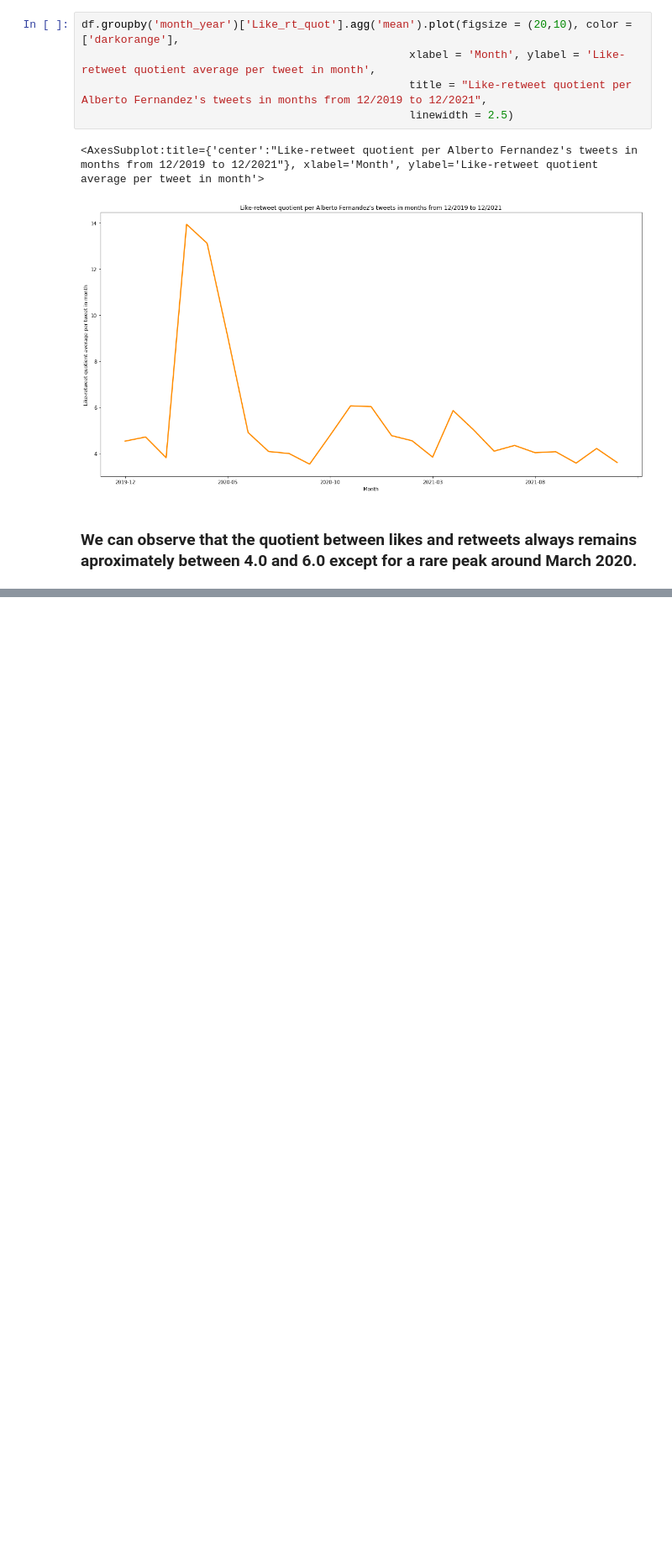
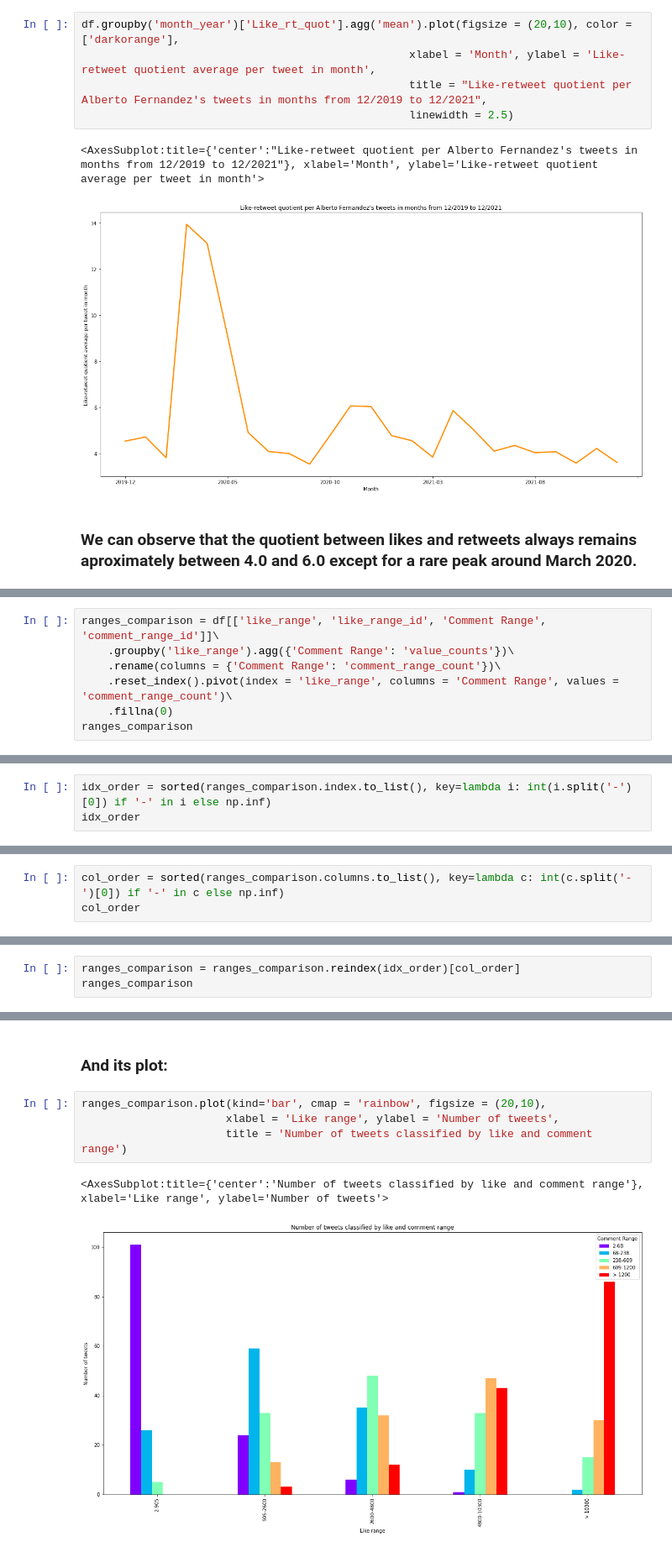
Before and after one commit to joaquinfontela/DataScience-Learning, a Jupyter notebook: AF Tweets/AF tweets analysis.ipynb, the cells around one changed output, grey strips where cells are left out. Shown at 84% size. Cells and saved outputs as stored; diff of their text form; blank space fills up the shorter version.

Commit message:
new complex graphic

```diff
--- a/AF Tweets/AF tweets analysis.ipynb
+++ b/AF Tweets/AF tweets analysis.ipynb
@@ -267,0 +336,7 @@ df.groupby('month_year')['Like_rt_quot'].agg('mean').plot(figsize = (20,10), col
+# %%
+ranges_comparison = df[['like_range', 'like_range_id', 'Comment Range', 'comment_range_id']]\
+    .groupby('like_range').agg({'Comment Range': 'value_counts'})\
+    .rename(columns = {'Comment Range': 'comment_range_count'})\
+    .reset_index().pivot(index = 'like_range', columns = 'Comment Range', values = 'comment_range_count')\
+    .fillna(0)
+ranges_comparison
@@ -267,0 +353,3 @@ df.groupby('month_year')['Like_rt_quot'].agg('mean').plot(figsize = (20,10), col
+# %%
+idx_order = sorted(ranges_comparison.index.to_list(), key=lambda i: int(i.split('-')[0]) if '-' in i else np.inf)
+idx_order
@@ -267,0 +358,3 @@ df.groupby('month_year')['Like_rt_quot'].agg('mean').plot(figsize = (20,10), col
+# %%
+col_order = sorted(ranges_comparison.columns.to_list(), key=lambda c: int(c.split('-')[0]) if '-' in c else np.inf)
+col_order
@@ -267,0 +365,3 @@ df.groupby('month_year')['Like_rt_quot'].agg('mean').plot(figsize = (20,10), col
+# %%
+ranges_comparison = ranges_comparison.reindex(idx_order)[col_order]
+ranges_comparison
@@ -267,0 +376,9 @@ df.groupby('month_year')['Like_rt_quot'].agg('mean').plot(figsize = (20,10), col
+# %% [markdown]
+### And its plot:
+# %%
+ranges_comparison.plot(kind='bar', cmap = 'rainbow', figsize = (20,10),
+                      xlabel = 'Like range', ylabel = 'Number of tweets',
+                      title = 'Number of tweets classified by like and comment range')
+# %% [output]
+<AxesSubplot:title={'center':'Number of tweets classified by like and comment range'}, xlabel='Like range', ylabel='Number of tweets'>
+[figure, added]
```
Also changed, not shown: parts of 19 cells of this notebook.
